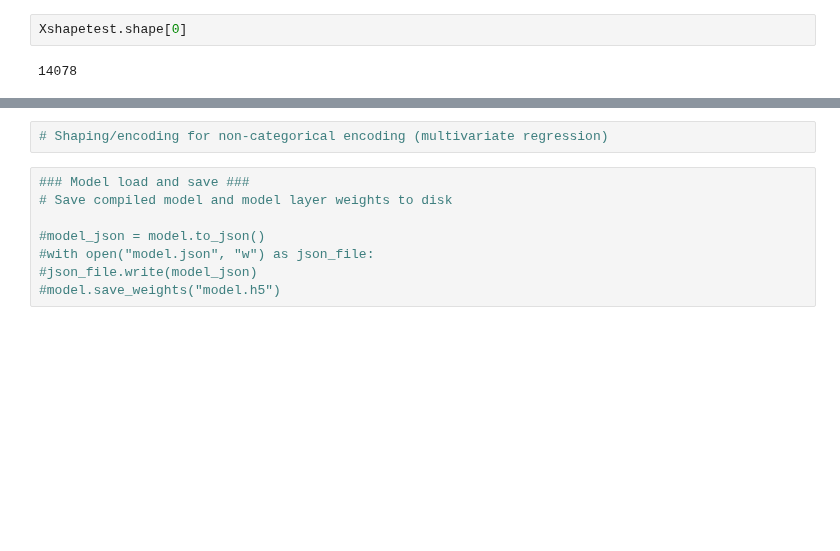
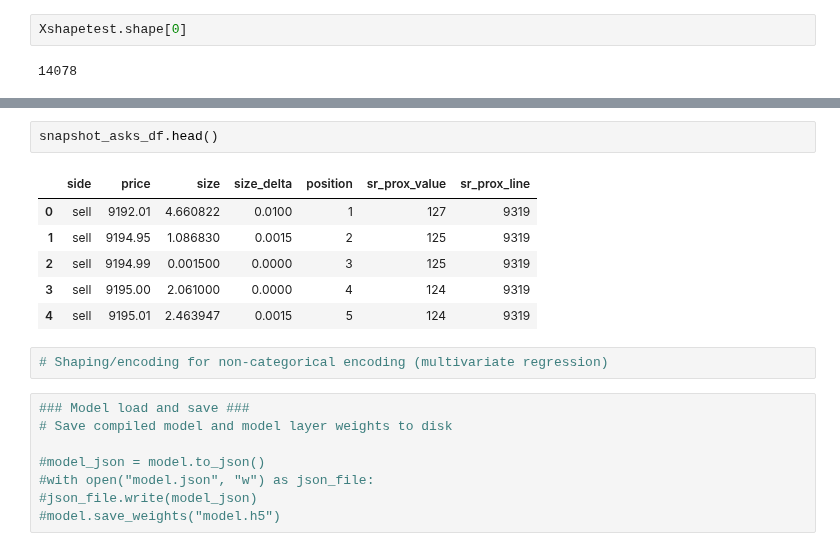
Before and after one commit to timothyyu/gdax-orderbook-ml, a Jupyter notebook: 7_input_feature_refinement_continued.ipynb, the cells around one changed output, grey strips where cells are left out. Cells and saved outputs as stored; diff of their text form; blank space fills up the shorter version.

```diff
--- a/7_input_feature_refinement_continued.ipynb
+++ b/7_input_feature_refinement_continued.ipynb
@@ -694,3 +830,12 @@ inverted
+# %%
+snapshot_asks_df.head()
+# %% [output]
+|  | side | price | size | size_delta | position | sr_prox_value | sr_prox_line |
+| 0 | sell | 9192.01 | 4.660822 | 0.0100 | 1 | 127 | 9319 |
+| 1 | sell | 9194.95 | 1.086830 | 0.0015 | 2 | 125 | 9319 |
+| 2 | sell | 9194.99 | 0.001500 | 0.0000 | 3 | 125 | 9319 |
+| 3 | sell | 9195.00 | 2.061000 | 0.0000 | 4 | 124 | 9319 |
+| 4 | sell | 9195.01 | 2.463947 | 0.0015 | 5 | 124 | 9319 |
 # %%
 # Shaping/encoding for non-categorical encoding (multivariate regression)
 # %%
```
Also changed, not shown: parts of 26 cells of this notebook.
